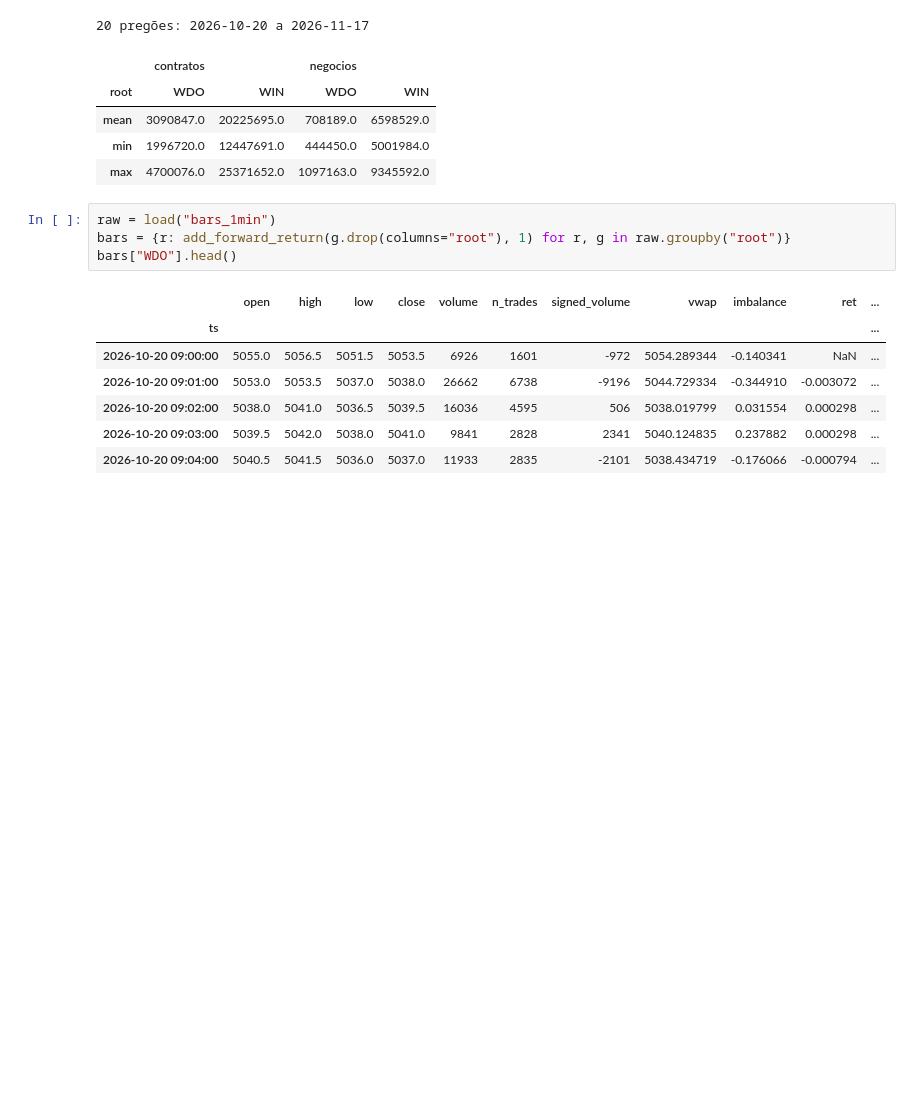
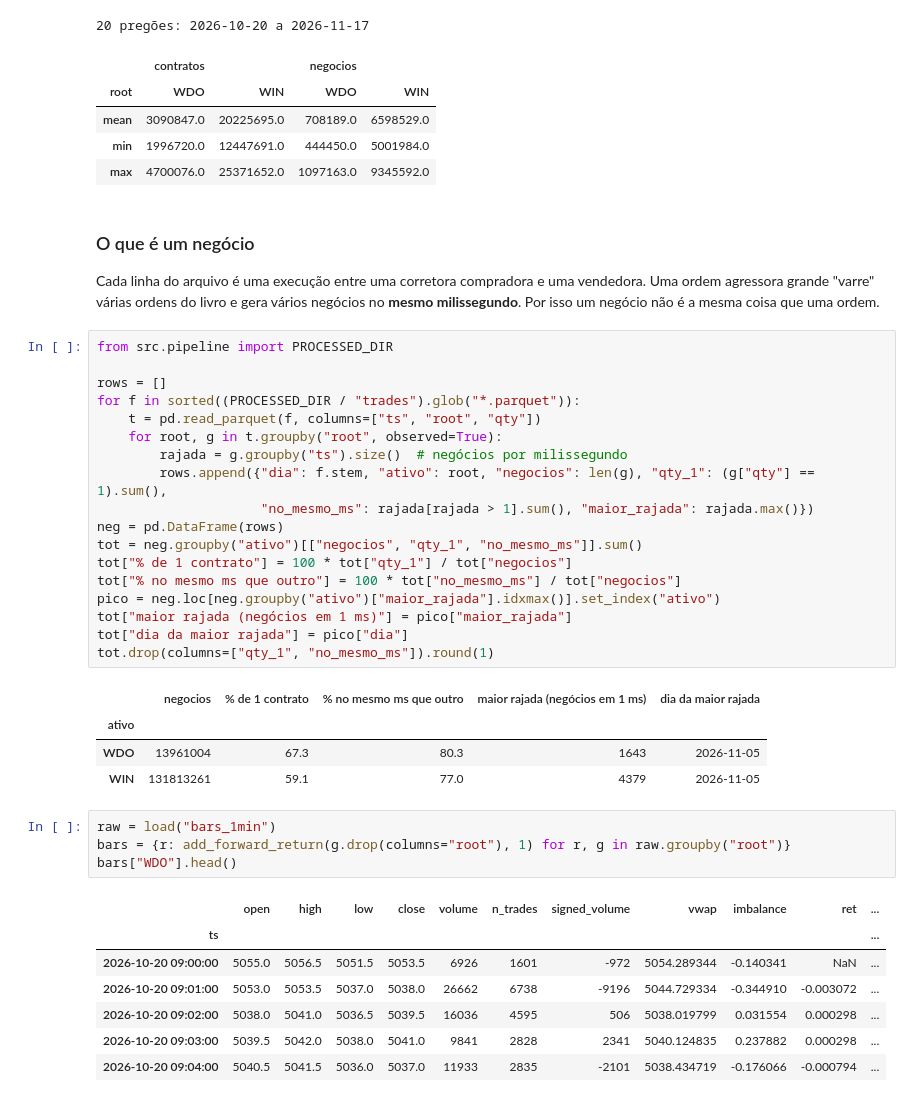
Before and after one commit to marcosemn/islp-b3-futures, a Jupyter notebook: notebooks/00_exploracao_wdo_win.ipynb, the cells around one changed output. Drawn from its saved outputs; the diff is of its cells as text; blank space fills up the shorter version.

```diff
--- a/notebooks/00_exploracao_wdo_win.ipynb
+++ b/notebooks/00_exploracao_wdo_win.ipynb
@@ -49,6 +49,32 @@ por_dia.describe().loc[["mean", "min", "max"]].round(0)
 | mean | 3090847.0 | 20225695.0 | 708189.0 | 6598529.0 |
 | min | 1996720.0 | 12447691.0 | 444450.0 | 5001984.0 |
 | max | 4700076.0 | 25371652.0 | 1097163.0 | 9345592.0 |
+# %% [markdown]
+### O que é um negócio
+Cada linha do arquivo é uma execução entre uma corretora compradora e uma vendedora. Uma ordem agressora grande "varre" várias ordens do livro e gera vários negócios no **mesmo milissegundo**. Por isso um negócio não é a mesma coisa que uma ordem.
+# %%
+from src.pipeline import PROCESSED_DIR
+
+rows = []
+for f in sorted((PROCESSED_DIR / "trades").glob("*.parquet")):
+    t = pd.read_parquet(f, columns=["ts", "root", "qty"])
+    for root, g in t.groupby("root", observed=True):
+        rajada = g.groupby("ts").size()  # negócios por milissegundo
+        rows.append({"dia": f.stem, "ativo": root, "negocios": len(g), "qty_1": (g["qty"] == 1).sum(),
+                     "no_mesmo_ms": rajada[rajada > 1].sum(), "maior_rajada": rajada.max()})
+neg = pd.DataFrame(rows)
+tot = neg.groupby("ativo")[["negocios", "qty_1", "no_mesmo_ms"]].sum()
+tot["% de 1 contrato"] = 100 * tot["qty_1"] / tot["negocios"]
+tot["% no mesmo ms que outro"] = 100 * tot["no_mesmo_ms"] / tot["negocios"]
+pico = neg.loc[neg.groupby("ativo")["maior_rajada"].idxmax()].set_index("ativo")
+tot["maior rajada (negócios em 1 ms)"] = pico["maior_rajada"]
+tot["dia da maior rajada"] = pico["dia"]
+tot.drop(columns=["qty_1", "no_mesmo_ms"]).round(1)
+# %% [output]
+|  | negocios | % de 1 contrato | % no mesmo ms que outro | maior rajada (negócios em 1 ms) | dia da maior rajada |
+| ativo |  |  |  |  |  |
+| WDO | 13961004 | 67.3 | 80.3 | 1643 | 2026-11-05 |
+| WIN | 131813261 | 59.1 | 77.0 | 4379 | 2026-11-05 |
 # %%
 raw = load("bars_1min")
 bars = {r: add_forward_return(g.drop(columns="root"), 1) for r, g in raw.groupby("root")}
```
Also changed, not shown: parts of 6 cells of this notebook, 1 other file.
